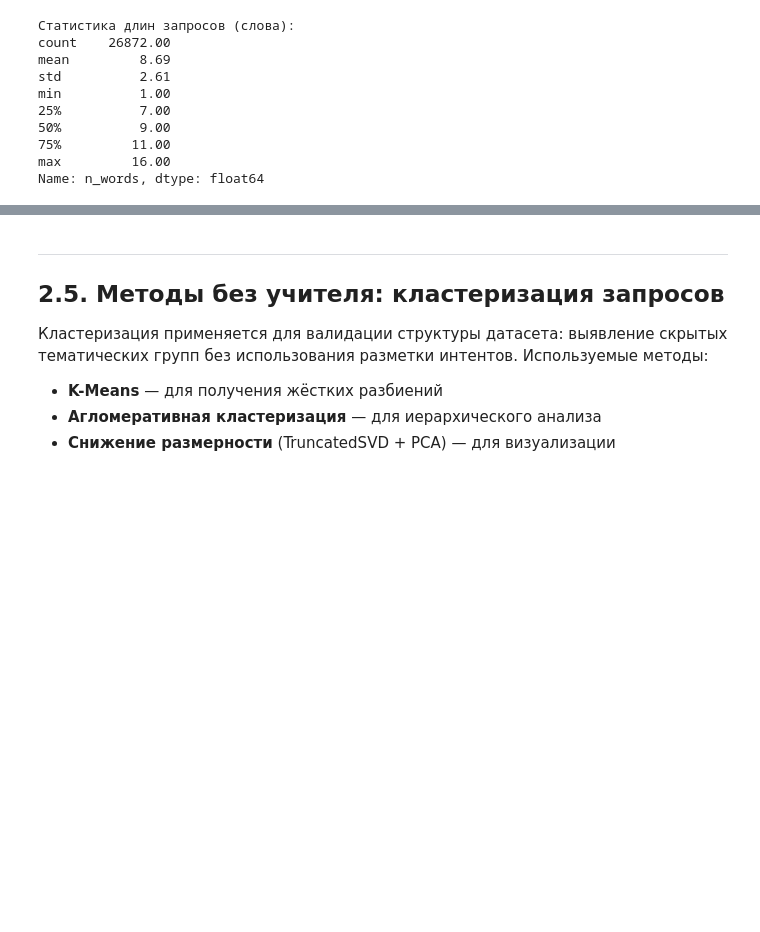
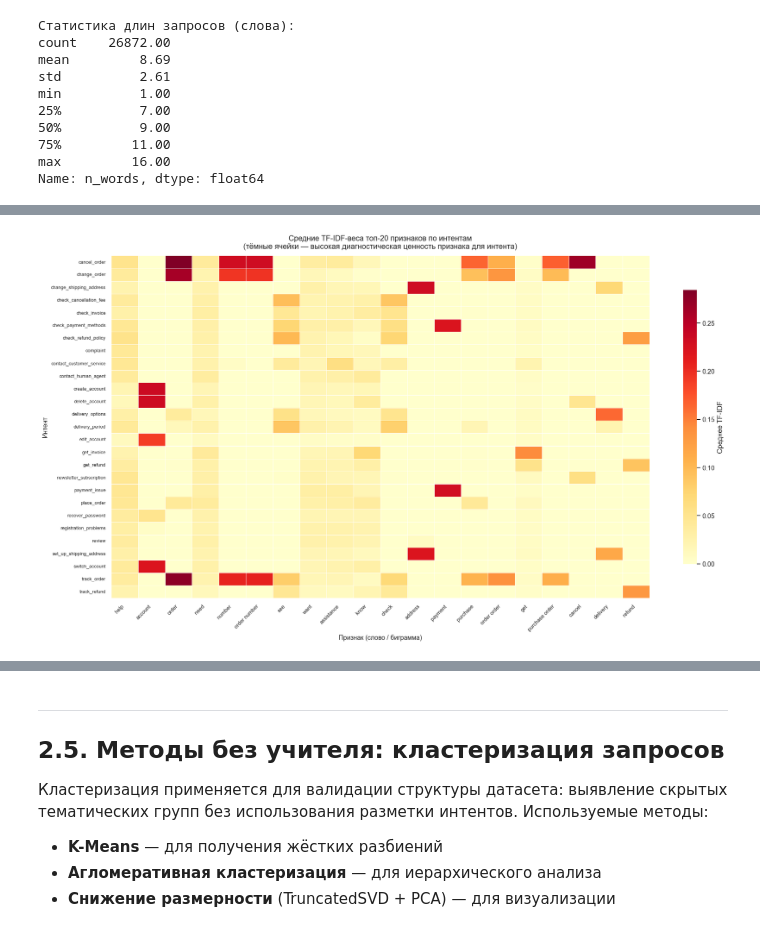
Before and after one commit to ConspiracyTrooper/coursework-nlp-intent-classification, a Jupyter notebook: Курсовая.ipynb, the cells around one changed output, grey strips where cells are left out. Drawn from its saved outputs; the diff is of its cells as text; code cells hidden in the pictures; blank space fills up the shorter version.

```diff
--- a/Курсовая.ipynb
+++ b/Курсовая.ipynb
@@ -521,3 +634,85 @@ create_account               8.10      8.0      2.97     997
 change_shipping_address      7.85      8.0      1.96     973
 cancel_order                 7.53      7.0      1.90     998
 edit_account                 6.35      6.0      2.56    1000
+# %%
+# ==============================================================
+# 2.4.4. Корреляционный анализ: тепловая карта средних TF-IDF
+# ==============================================================
+# Берём топ-20 признаков по среднему TF-IDF и строим тепловую
+# карту значений по каждому интенту — аналог корреляционного
+# анализа для разреженных текстовых данных
+
+feature_names_vis = np.array(tfidf.get_feature_names_out())
+mean_tfidf_all    = np.asarray(X_tfidf.mean(axis=0)).flatten()
+top20_idx_vis     = mean_tfidf_all.argsort()[-20:][::-1]
+top20_names_vis   = feature_names_vis[top20_idx_vis]
+
+# Средние TF-IDF по каждому интенту для топ-20 признаков
+X_top20_dense  = X_tfidf[:, top20_idx_vis].toarray()
+intent_tfidf   = np.zeros((len(le.classes_), 20))
+for i, intent_name in enumerate(le.classes_):
+    mask               = (df['intent'] == intent_name).values
+    intent_tfidf[i]    = X_top20_dense[mask].mean(axis=0)
+
+df_heatmap = pd.DataFrame(intent_tfidf, index=le.classes_, columns=top20_names_vis)
+
+# Тепловая карта средних TF-IDF
+fig, ax = plt.subplots(figsize=(18, 10))
+sns.heatmap(
+    df_heatmap,
+    cmap       = 'YlOrRd',
+    linewidths = 0.3,
+    annot      = False,
+    ax         = ax,
+    cbar_kws   = {'label': 'Среднее TF-IDF', 'shrink': 0.8}
+)
+ax.set_title('Средние TF-IDF-веса топ-20 признаков по интентам\n'
+             '(тёмные ячейки — высокая диагностическая ценность признака для интента)',
+             fontsize=13, pad=12)
+ax.set_xlabel('Признак (слово / биграмма)', fontsize=11)
+ax.set_ylabel('Интент', fontsize=11)
+plt.xticks(rotation=45, ha='right', fontsize=9)
+plt.yticks(rotation=0, fontsize=8)
+plt.tight_layout()
+plt.savefig('figures/fig_tfidf_heatmap.png', bbox_inches='tight')
+plt.show()
+
+print('Сохранено: figures/fig_tfidf_heatmap.png')
+print('\nИнтерпретация:')
+print('  Тёмные ячейки по диагонали → характерные ключевые слова каждого интента.')
+print('  Общие светлые строки (help, need, want) → высокочастотные слова без')
+print('  дискриминационной силы; они приглушены IDF-взвешиванием.')
+
+# Корреляция между интентами (по профилю 20 признаков)
+corr_intents = np.corrcoef(intent_tfidf)
+fig2, ax2    = plt.subplots(figsize=(12, 10))
+mask_diag    = np.eye(len(le.classes_), dtype=bool)
+sns.heatmap(
+    corr_intents,
+    mask       = mask_diag,
+    cmap       = 'coolwarm',
+    center     = 0,
+    vmin       = -0.5, vmax = 0.5,
+    linewidths = 0.2,
+    ax         = ax2,
+    xticklabels= le.classes_,
+    yticklabels= le.classes_,
+    cbar_kws   = {'label': 'Корреляция Пирсона'}
+)
+ax2.set_title('Матрица корреляции интентов по профилю TF-IDF признаков\n'
+              '(красный = высокая схожесть лексики, синий = контрастные интенты)',
+              fontsize=12, pad=12)
+plt.xticks(rotation=45, ha='right', fontsize=7)
+plt.yticks(rotation=0, fontsize=7)
+plt.tight_layout()
+plt.savefig('figures/fig_intent_correlation.png', bbox_inches='tight')
+plt.show()
+
+print('Сохранено: figures/fig_intent_correlation.png')
+print('\nНаибольшая корреляция лексики ожидаема у пар:')
+idx_pairs = np.argwhere((corr_intents > 0.5) & ~mask_diag)
+for i, j in idx_pairs:
+    if i < j:
+        print(f'  {le.classes_[i]:30s} ↔ {le.classes_[j]:30s}  r={corr_intents[i,j]:.3f}')
+# %% [output]
+[figure, added]
```
Also changed, not shown: parts of 25 cells of this notebook, 6 other files.
